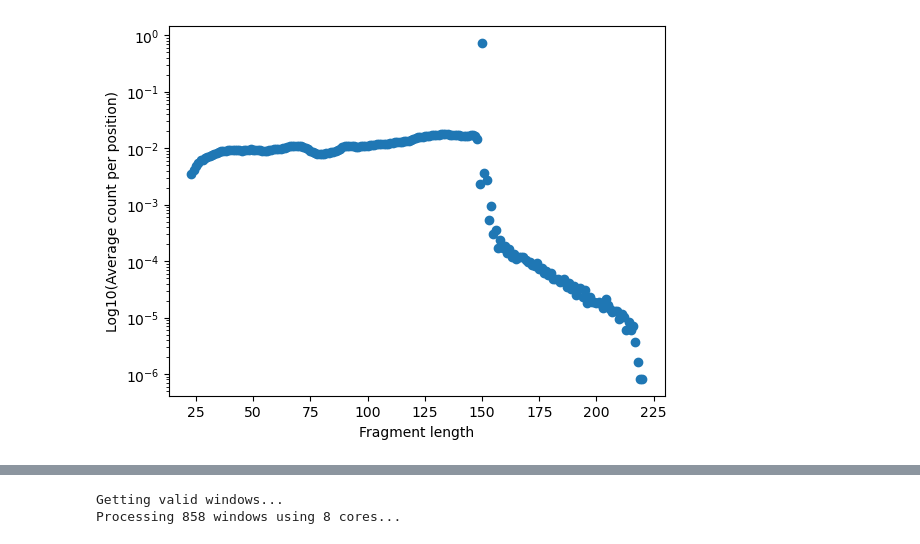
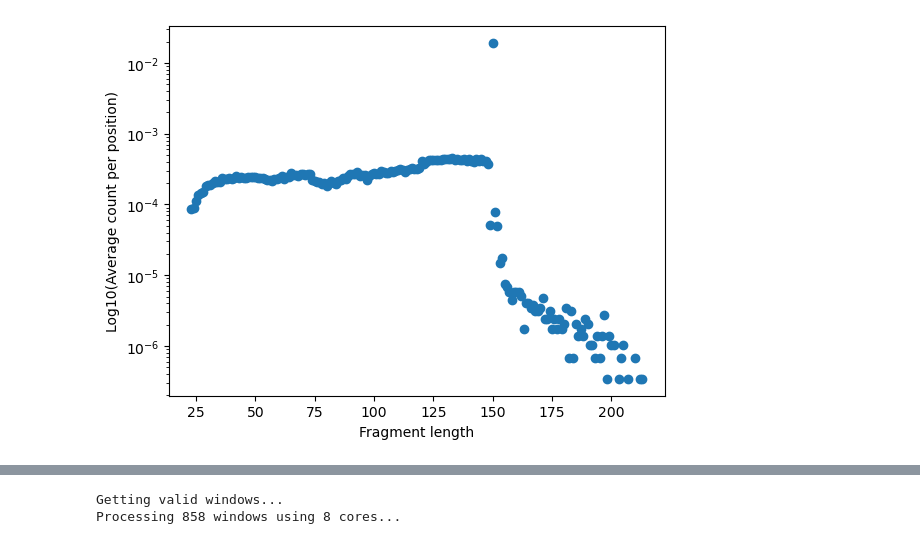
Before and after one commit to aryeelab/foci-3d, a Jupyter notebook: code/footprinting.ipynb, the cells around one changed output, grey strips where cells are left out. Cells and saved outputs as stored; diff of their text form; code cells hidden in the pictures.

```diff
--- a/code/footprinting.ipynb
+++ b/code/footprinting.ipynb
@@ -28,29 +28,22 @@ from functools import partial
 import wandb
 # %%
 # Define test input data
-counts_gz = '../data/MicroC_3hrDMSO.counts.tsv.gz'
+#counts_gz = '../data/MicroC_3hrDMSO.counts.tsv.gz'
 #counts_gz = '../data/mesc_microC_3hrDMSO_chr8.counts.tsv.gz'
-#counts_gz = '../test_data/mesc_microc_test.counts.tsv.gz'
+counts_gz = '../test_data/mesc_microc_test.counts.tsv.gz'
 procap_bw = '../data/GSM2170014_Pro_mESC.ucsc_mm10.bw'
 
 chrom = 'chr8'
 # %%
-# Get normalization factors (i.e. average counts per fragment length)
-avg_by_len = average_counts_by_fraglen(counts_gz, chrom, gap_thresh=5000, num_regions=500, region_size=5000, by_fragment_length=True)
-
-# Save avg_by_len to file
-#with open('../data/avg_by_len.pkl', 'wb') as f:
-#    pickle.dump(avg_by_len, f)
-
-# Load avg_by_len from file
-#with open('../data/avg_by_len.pkl', 'rb') as f:
-#    avg_by_len = pickle.load(f)
+# Get raw normalization factors (i.e. average counts per fragment length)
+#avg_by_len = average_counts_by_fraglen(counts_gz, chrom, gap_thresh=5000, num_regions=500, region_size=5000, by_fragment_length=True)
+avg_by_len = get_scale_factors(counts_gz, by_fragment_length=True)
 
 # Plot log10(avg_by_len) - scatter plot
 plt.scatter(avg_by_len.keys(), list(avg_by_len.values()))
 plt.yscale('log')
 plt.xlabel('Fragment length')
 plt.ylabel('Log10(Average count per position)')
 plt.show()
 # %% [output]
-[figure, old version]
+[figure, new version]
```
Also changed, not shown: parts of 2 cells of this notebook, 3 other files.
